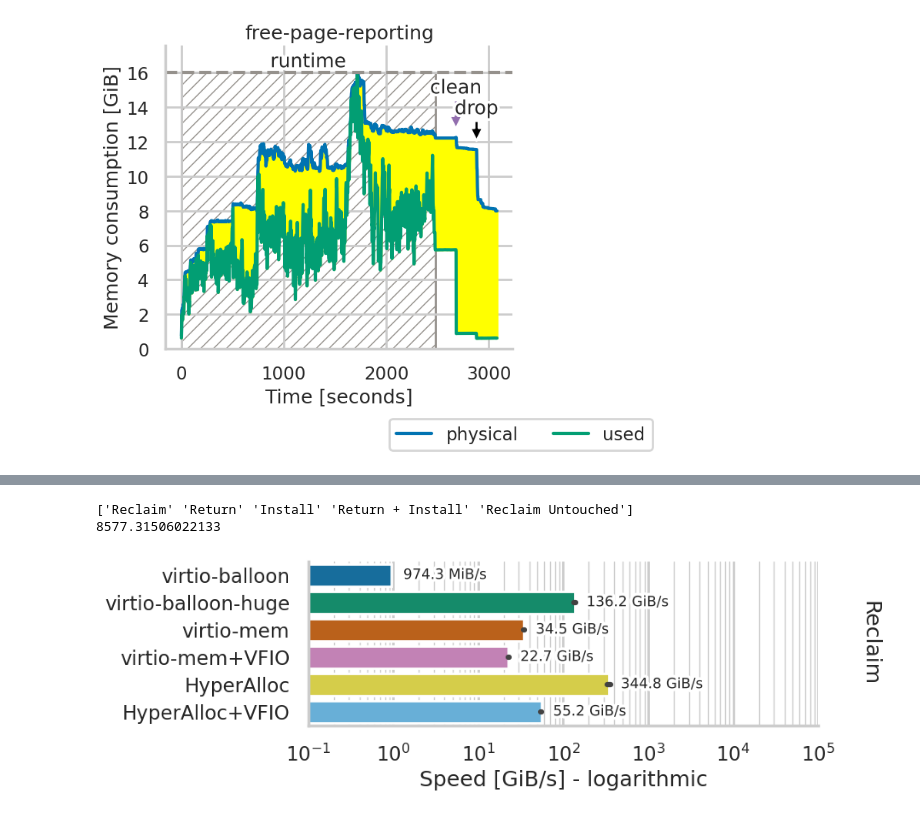
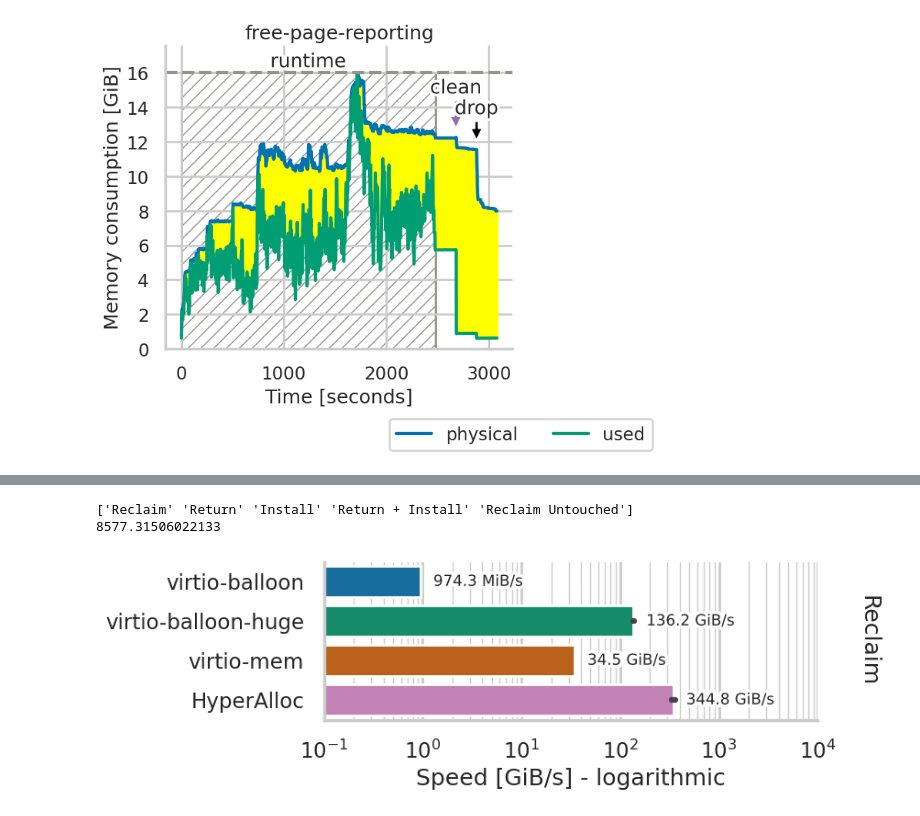
Before and after one commit to luhsra/hyperalloc-bench, a Jupyter notebook: talk.ipynb, the cells around one changed output, grey strips where cells are left out. Drawn from its saved outputs; the diff is of its cells as text; code cells hidden in the pictures.

Commit message:
Updated talk figures

```diff
--- a/talk.ipynb
+++ b/talk.ipynb
@@ -53,14 +53,14 @@ def load_mode(max_mem: int, mode: str, path: Path, i=0) -> tuple[pd.DataFrame, B
     if "total" not in data.columns:
         data["total"] = max_mem
     data["used"] = data["total"] - data["small"] * 2**12
-    # data["huge"] = data["total"] - data["huge"] * 2**(12+9)
+    data["huge"] = data["total"] - data["huge"] * 2**(12+9)
     data["physical"] = data["rss"]
 
     data = data.melt(
         id_vars=["mode", "time"],
         var_name="measurement",
         value_name="bytes",
-        value_vars=["physical", "used"])
+        value_vars=["physical", "used", "huge", "cached"])
 
     raw: dict = json.load((path / f"times_{i}.json").open())
     times = BTimes(
@@ -96,6 +96,8 @@ def calc_gib_min(data: pd.DataFrame, start: float, end: float) -> float:
 
 
 def relplot(max_mem: int, data: pd.DataFrame, times: list[BTimes], col_wrap=10, area=False, hide=list[int]) -> tuple[sns.FacetGrid, dict[str, float]]:
+    data = data[(data["measurement"] == "physical") | (data["measurement"] == "used")]
+
     col_wrap = min(col_wrap, len(data["mode"].unique()))
     p = sns.relplot(data=data, kind="line", x="time", y="bytes", col="mode", col_wrap=col_wrap,
                     hue="measurement", height=5.5, legend=False)
@@ -264,9 +373,9 @@ paths = [
     Path("inflate/latest-base-manual"),
     Path("inflate/latest-huge-manual"),
     Path("inflate/latest-virtio-mem-movable"),
-    Path("inflate/latest-virtio-mem-movable-vfio"),
+    # Path("inflate/latest-virtio-mem-movable-vfio"),
     Path("inflate/latest-llfree-manual"),
-    Path("inflate/latest-llfree-manual-vfio"),
+    # Path("inflate/latest-llfree-manual-vfio"),
 ]
 
 data = pd.concat([parse_inflate(p, 3) for p in paths])
@@ -284,9 +393,9 @@ paths = [
     Path("inflate/latest-nofault-base-manual"),
     Path("inflate/latest-nofault-huge-manual"),
     Path("inflate/latest-nofault-virtio-mem-movable"),
-    Path("inflate/latest-nofault-virtio-mem-movable-vfio"),
+    # Path("inflate/latest-nofault-virtio-mem-movable-vfio"),
     Path("inflate/latest-nofault-llfree-manual"),
-    Path("inflate/latest-nofault-llfree-manual-vfio"),
+    # Path("inflate/latest-nofault-llfree-manual-vfio"),
 ]
 
 data = pd.concat([parse_inflate(p, 3) for p in paths])
@@ -310,40 +419,41 @@ print(pgd["op"].unique())
 # pgd = pgd[pgd["op"] == "Reclaim"]
 
 print(pgd["time"].max())
-order = ["virtio-balloon","virtio-balloon-huge","virtio-mem","virtio-mem+VFIO","HyperAlloc","HyperAlloc+VFIO"]
+order = ["virtio-balloon","virtio-balloon-huge","virtio-mem","HyperAlloc"]
+# order = ["virtio-balloon","virtio-balloon-huge","virtio-mem","virtio-mem+VFIO","HyperAlloc","HyperAlloc+VFIO"]
 p = sns.FacetGrid(pgd, row="op", margin_titles=True,
                   row_order=["Reclaim"],
-                  aspect=3, height=3.2, sharex=True)
+                  aspect=3, height=3, sharex=True)
 
 p.map_dataframe(sns.barplot, y="mode", hue="mode", hue_order=order,
                 palette="colorblind6", x="time", dodge=False)
 p.set(ylabel=None)
 
 def mem_fmt(x: float) -> str:
     x *= 1024**3
     sizes = ["TiB", "GiB", "MiB", "KiB"]
     for i, suffix in enumerate(sizes):
         mul = 1024 ** (len(sizes) - i)
         if x > mul: return f"{x/mul:.1f} {suffix}/s"
     return f"{x:.2} B/s"
 
 for key, ax in p.axes_dict.items():
     if key != "Return + Install":
-        ax.set(xlim=(1e-1, 1e5))
+        ax.set(xlim=(1e-1, 1e4))
         ax.set_xscale("log", base=10)
         ax.set(xlabel="Speed [GiB/s] - logarithmic")
     else:
         ax.set(xlim=(0, 6))
         ax.set(xlabel="Speed [GiB/s] - linear")
 
     ax.grid(True, which="minor", linewidth=1)
     for c in ax.containers:
         ax.bar_label(c, fmt=mem_fmt, fontsize=12, padding=10,
                      path_effects=[patheffects.withStroke(linewidth=5, foreground='white')])
 p.set_titles(row_template="{row_name}", xytext=(1.08, 0.5))
 p.figure.savefig("inflate/talk-inflate.pdf", bbox_inches="tight")
 p.figure.savefig("inflate/talk-inflate.svg", bbox_inches="tight")
 # %% [output]
 ['Reclaim' 'Return' 'Install' 'Return + Install' 'Reclaim Untouched']
 8577.31506022133
-[figure, old version]
+[figure, new version]
```
Also changed, not shown: parts of 2 cells of this notebook, 9 other files.
